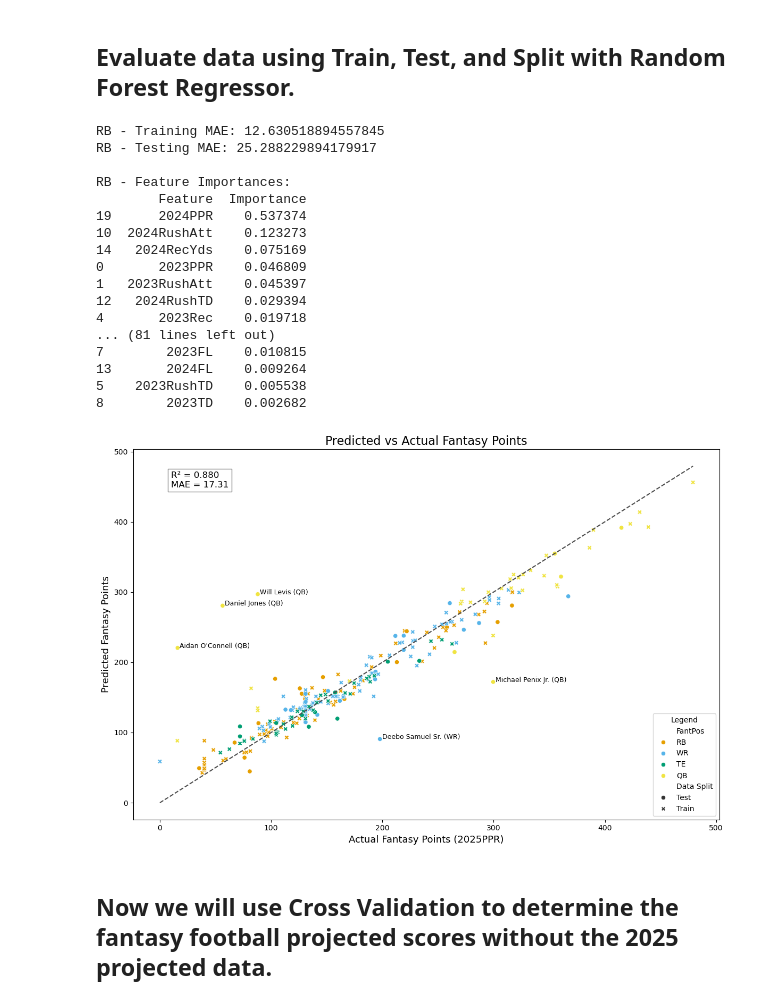
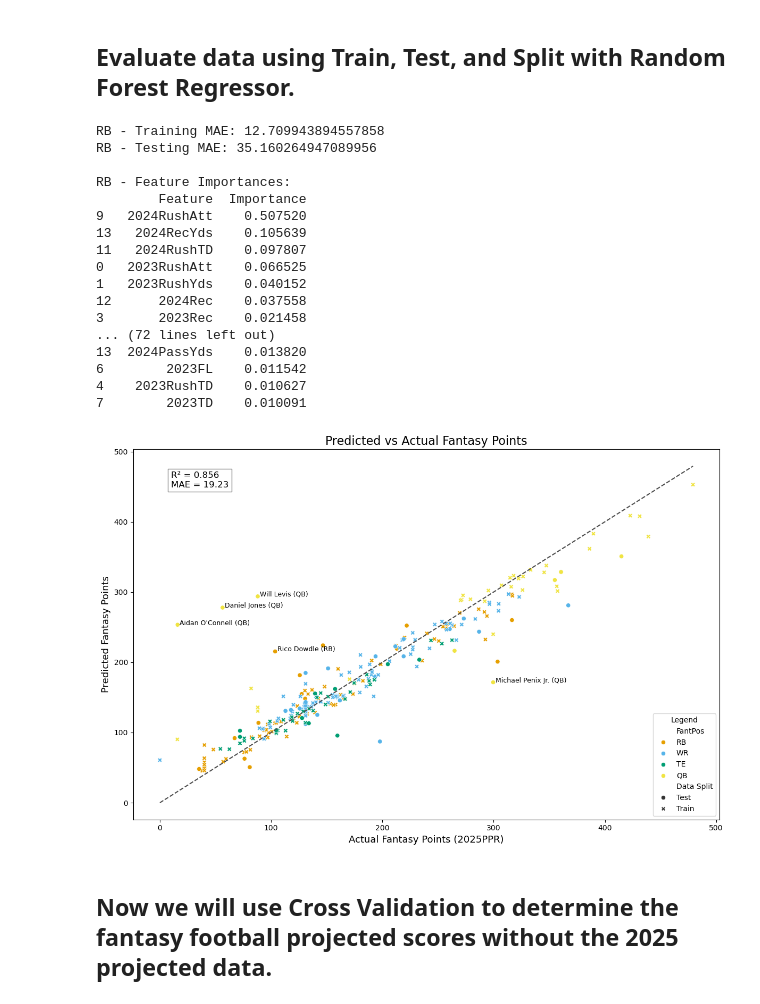
Before and after one commit to MoonData21/FantasyFootball2025Projections, a Jupyter notebook: FantasyFootball3.ipynb, the cells around one changed output. Cells and saved outputs as stored; diff of their text form; code cells hidden in the pictures.

```diff
--- a/FantasyFootball3.ipynb
+++ b/FantasyFootball3.ipynb
@@ -101,10 +101,10 @@ def train_and_predict(position, features):
     return position_data[['Player', 'Data Split', 'FantPos', 'Predicted Fantasy Points', '2025PPR']]
 
 # Define feature sets for each position, including past PPR points and new features
-rb_features = ['2023PPR', '2023RushAtt', '2023RushYds', '2023RushTD', '2023Rec', '2023RecTD', '2023G', '2023FL', '2023TD', '2024G', '2024RushAtt', '2024RushYds', '2024RushTD', '2024Rec', '2024RecYds', '2024RecTD', '2024FL', 'HealthGrade', '2025Age', '2024PPR']
-wr_features = ['2023PPR', '2023RushAtt', '2023RushYds', '2023RushTD', '2023Rec', '2023RecTD', '2023G', '2023FL', '2023TD', '2024G', '2024RushAtt', '2024RushYds', '2024RushTD', '2024Rec', '2024RecYds', '2024RecTD', '2024FL', 'HealthGrade', '2025Age', '2024PPR']
-te_features = ['2023PPR', '2023Rec', '2023RecTD', '2023G', '2023FL', '2023TD', '2024G', '2024Rec', '2024RecYds', '2024RecTD', '2024FL', 'HealthGrade', '2025Age', '2025G', '2024PPR']
-qb_features = ['2023PPR', 'PassYds', '2023PassTD', '2023RushAtt', '2023RushYds', '2023RushTD', '2023G', '2023FL', '2023TD', '2024G', '2024RushAtt', '2024RushYds', '2024RushTD', '2024FL', '2024PassYds', '2024PassTD', 'HealthGrade', '2025Age', '2024PPR']
+rb_features = ['2023RushAtt', '2023RushYds', '2023RushTD', '2023Rec', '2023RecTD', '2023G', '2023FL', '2023TD', '2024G', '2024RushAtt', '2024RushYds', '2024RushTD', '2024Rec', '2024RecYds', '2024RecTD', '2024FL', 'HealthGrade', '2025Age']
+wr_features = ['2023RushAtt', '2023RushYds', '2023RushTD', '2023Rec', '2023RecTD', '2023G', '2023FL', '2023TD', '2024G', '2024RushAtt', '2024RushYds', '2024RushTD', '2024Rec', '2024RecYds', '2024RecTD', '2024FL', 'HealthGrade', '2025Age']
+te_features = ['2023Rec', '2023RecTD', '2023G', '2023FL', '2023TD', '2024G', '2024Rec', '2024RecYds', '2024RecTD', '2024FL', 'HealthGrade', '2025Age']
+qb_features = ['PassYds', '2023PassTD', '2023RushAtt', '2023RushYds', '2023RushTD', '2023G', '2023FL', '2023TD', '2024G', '2024RushAtt', '2024RushYds', '2024RushTD', '2024FL', '2024PassYds', '2024PassTD', 'HealthGrade', '2025Age']
 
 
 
@@ -122,23 +122,23 @@ all_predictions = pd.concat([rb_predictions, wr_predictions, te_predictions, qb_
 output_path = "Data/FantasyFootballPrediction_RFR.csv"
 all_predictions[['Player', 'Data Split', 'FantPos', 'Predicted Fantasy Points', '2025PPR']].to_csv(output_path, index=False)
 # %% [output]
-RB - Training MAE: 12.630518894557845
-RB - Testing MAE: 25.288229894179917
+RB - Training MAE: 12.709943894557858
+RB - Testing MAE: 35.160264947089956
 
 RB - Feature Importances:
         Feature  Importance
-19      2024PPR    0.537374
-10  2024RushAtt    0.123273
-14   2024RecYds    0.075169
-0       2023PPR    0.046809
-1   2023RushAtt    0.045397
-12   2024RushTD    0.029394
-4       2023Rec    0.019718
-... (81 lines left out)
-7        2023FL    0.010815
-13       2024FL    0.009264
-5    2023RushTD    0.005538
-8        2023TD    0.002682
+9   2024RushAtt    0.507520
+13   2024RecYds    0.105639
+11   2024RushTD    0.097807
+0   2023RushAtt    0.066525
+1   2023RushYds    0.040152
+12      2024Rec    0.037558
+3       2023Rec    0.021458
+... (72 lines left out)
+13  2024PassYds    0.013820
+6        2023FL    0.011542
+4    2023RushTD    0.010627
+7        2023TD    0.010091
 # %%
 import seaborn as sns
 import matplotlib.pyplot as plt
@@ -153,42 +153,48 @@ mae = mean_absolute_error(all_predictions['2025PPR'], all_predictions['Predicted
 all_predictions['Residual'] = np.abs(all_predictions['2025PPR'] - all_predictions['Predicted Fantasy Points'])
 top_outliers = all_predictions.nlargest(5, 'Residual')  # Top 5 biggest errors
 
-# Color palette for accessibility (Color Universal Design / Colorblind safe)
+# Color palette for accessibility (Color Universal Design and Colorblind safe)
 
+color_palette = {
+    'RB': '#E69F00',  # orange
+    'WR': '#56B4E9',  # blue
+    'TE': '#009E73',  # green
+    'QB': '#F0E442'   # yellow
+}
 # Plot
 plt.figure(figsize=(12, 8))
 sns.scatterplot(
     data=all_predictions,
     x='2025PPR', y='Predicted Fantasy Points',
     hue='FantPos', style='Data Split',
     palette=color_palette
 )
 
 # Diagonal line for the predictions
 min_val = all_predictions['2025PPR'].min()
 max_val = all_predictions['2025PPR'].max()
 plt.plot([min_val, max_val], [min_val, max_val], ls="--", c=".3")
 
 # Annotate top residual outliers
 for _, row in top_outliers.iterrows():
     plt.text(row['2025PPR'] + 2, row['Predicted Fantasy Points'],
              f"{row['Player']} ({row['FantPos']})", fontsize=9, color='black')
 
 # Titles and labels
 plt.title('Predicted vs Actual Fantasy Points', fontsize=16)
 plt.xlabel('Actual Fantasy Points (2025PPR)', fontsize=13)
 plt.ylabel('Predicted Fantasy Points', fontsize=13)
 
 # Show R² and MAE on the plot
 plt.text(min_val + 10, max_val - 30,
          f"R² = {r2:.3f}\nMAE = {mae:.2f}",
          fontsize=12, bbox=dict(facecolor='white', alpha=0.5))
 
 plt.legend(title='Legend', loc='lower right')
 plt.tight_layout()
 plt.show()
 # %% [output]
-[figure, old version]
+[figure, new version]
 # %% [markdown]
 ## Now we will use Cross Validation to determine the fantasy football projected scores without the 2025 projected data.
 # %%
```
Also changed, not shown: parts of 4 cells of this notebook.
